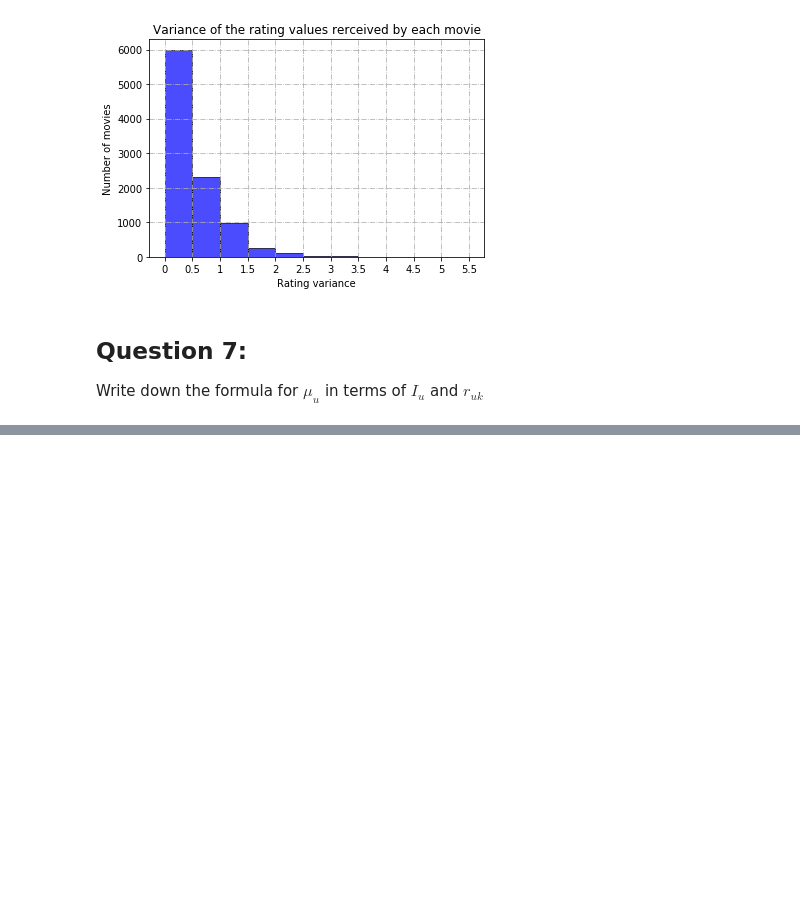
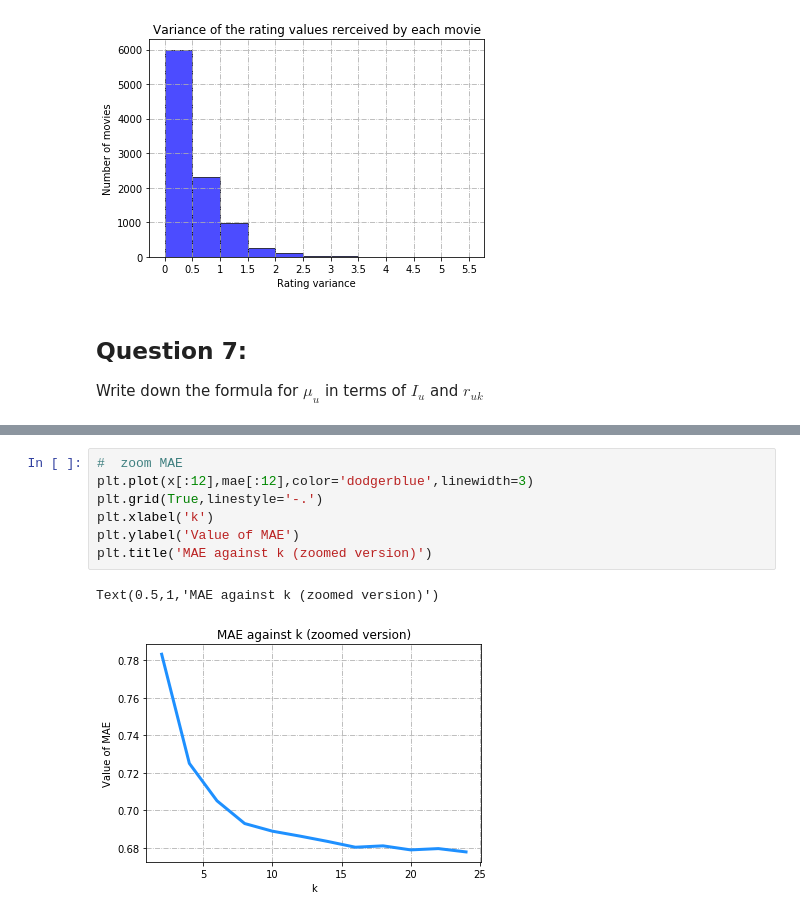
Before and after one commit to Shuyifan/ECE-219-Large-Scale-Data-Mining-Project, a Jupyter notebook: project 3/Project 3.ipynb, the cells around one changed output, grey strips where cells are left out. Saved outputs shown, nothing was run; the diff lists cells and outputs as text; blank space fills up the shorter version.

```diff
--- a/project 3/Project 3.ipynb
+++ b/project 3/Project 3.ipynb
@@ -215,0 +371,10 @@ Write down the formula for $\mu_u$ in terms of $I_u$ and $r_{uk}$
+# %%
+#  zoom MAE
+plt.plot(x[:12],mae[:12],color='dodgerblue',linewidth=3)
+plt.grid(True,linestyle='-.')
+plt.xlabel('k')
+plt.ylabel('Value of MAE')
+plt.title('MAE against k (zoomed version)')
+# %% [output]
+Text(0.5,1,'MAE against k (zoomed version)')
+[figure, added]
```
Also changed, not shown: parts of 13 cells of this notebook.
